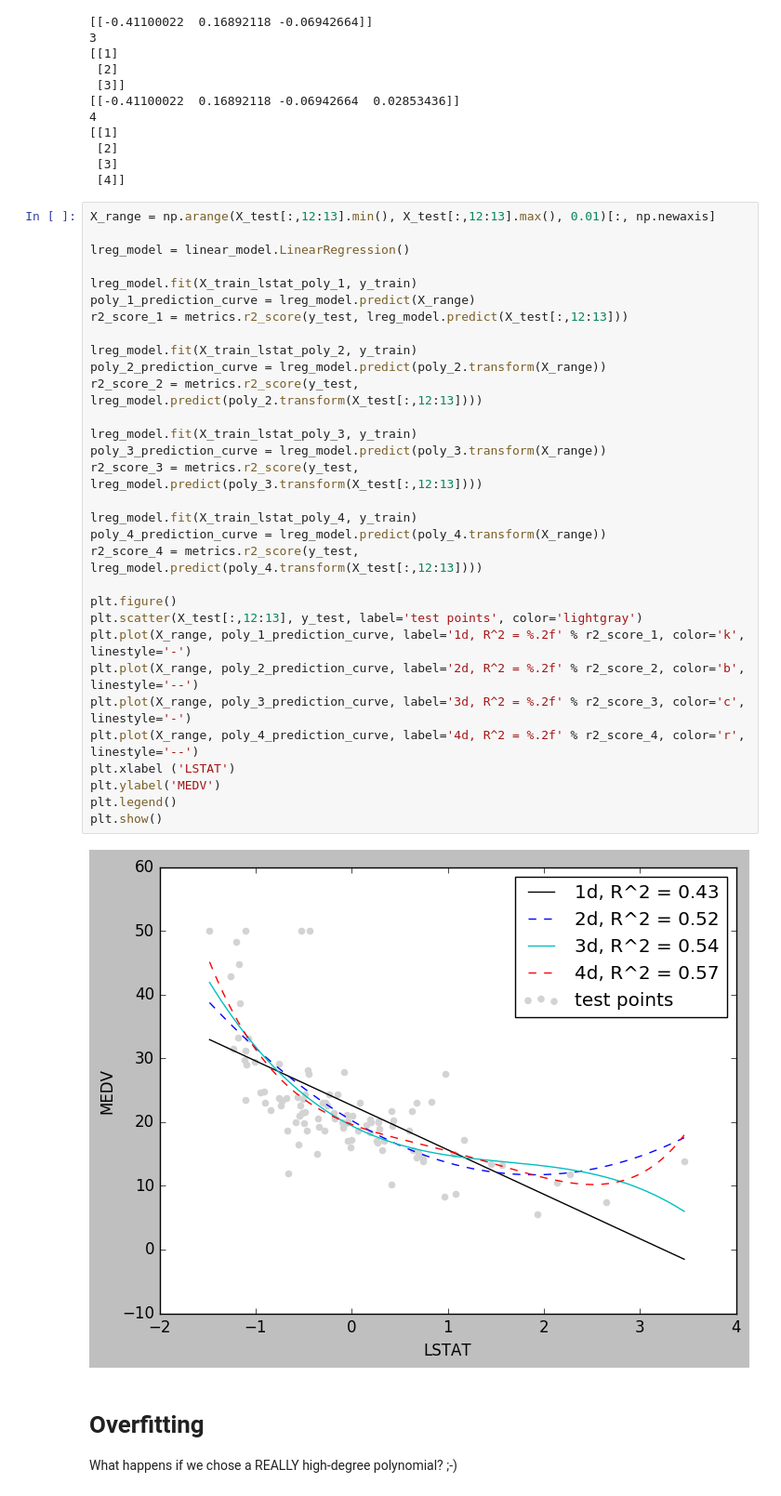
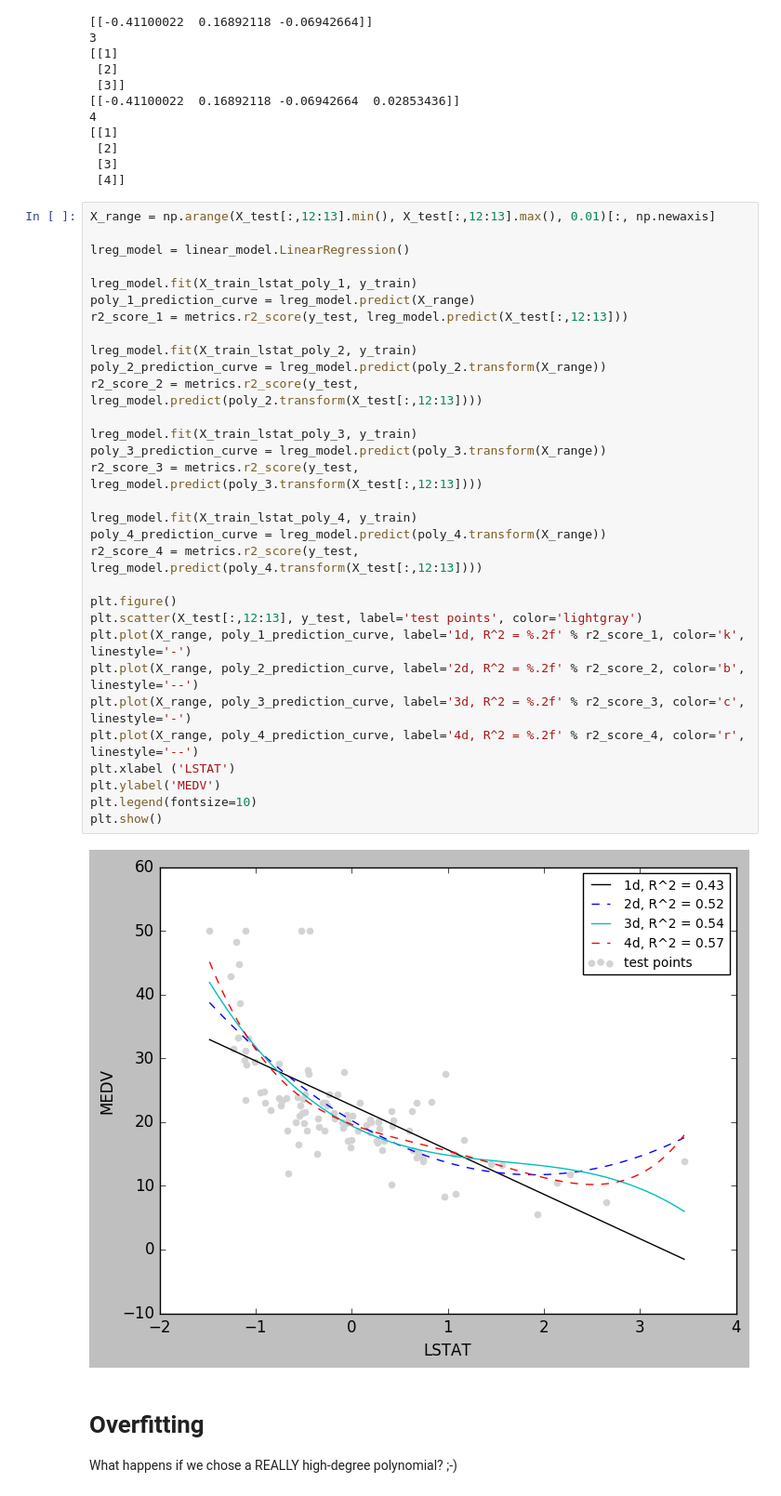
Before and after one commit to skeydan/data-science-with-python, a Jupyter notebook: notebooks/regression_boston.ipynb, the cells around one changed output. Shown at 93% size. Saved outputs shown, nothing was run; the diff lists cells and outputs as text.

```diff
--- a/notebooks/regression_boston.ipynb
+++ b/notebooks/regression_boston.ipynb
@@ -571,35 +571,35 @@ print poly_4.powers_
 X_range = np.arange(X_test[:,12:13].min(), X_test[:,12:13].max(), 0.01)[:, np.newaxis]
 
 lreg_model = linear_model.LinearRegression()
 
 lreg_model.fit(X_train_lstat_poly_1, y_train)
 poly_1_prediction_curve = lreg_model.predict(X_range)
 r2_score_1 = metrics.r2_score(y_test, lreg_model.predict(X_test[:,12:13]))
 
 lreg_model.fit(X_train_lstat_poly_2, y_train)
 poly_2_prediction_curve = lreg_model.predict(poly_2.transform(X_range))
 r2_score_2 = metrics.r2_score(y_test, lreg_model.predict(poly_2.transform(X_test[:,12:13])))
 
 lreg_model.fit(X_train_lstat_poly_3, y_train)
 poly_3_prediction_curve = lreg_model.predict(poly_3.transform(X_range))
 r2_score_3 = metrics.r2_score(y_test, lreg_model.predict(poly_3.transform(X_test[:,12:13])))
 
 lreg_model.fit(X_train_lstat_poly_4, y_train)
 poly_4_prediction_curve = lreg_model.predict(poly_4.transform(X_range))
 r2_score_4 = metrics.r2_score(y_test, lreg_model.predict(poly_4.transform(X_test[:,12:13])))
 
 plt.figure()
 plt.scatter(X_test[:,12:13], y_test, label='test points', color='lightgray')
 plt.plot(X_range, poly_1_prediction_curve, label='1d, R^2 = %.2f' % r2_score_1, color='k', linestyle='-')
 plt.plot(X_range, poly_2_prediction_curve, label='2d, R^2 = %.2f' % r2_score_2, color='b', linestyle='--')
 plt.plot(X_range, poly_3_prediction_curve, label='3d, R^2 = %.2f' % r2_score_3, color='c', linestyle='-')
 plt.plot(X_range, poly_4_prediction_curve, label='4d, R^2 = %.2f' % r2_score_4, color='r', linestyle='--')
 plt.xlabel ('LSTAT')
 plt.ylabel('MEDV')
-plt.legend()
+plt.legend(fontsize=10)
 plt.show()
 # %% [output]
-[figure, old version]
+[figure, new version]
 # %% [markdown]
 # Overfitting
 
```
Also changed, not shown: parts of 6 cells of this notebook, 3 other files.
